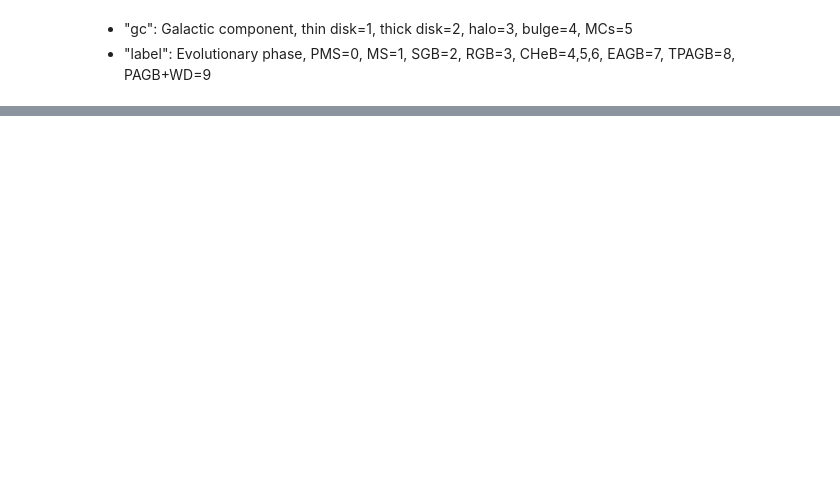
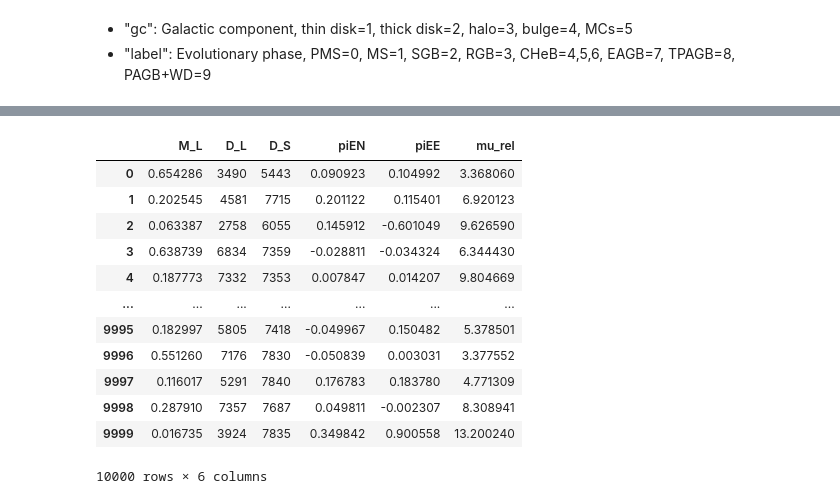
Before and after one commit to nowokaren/ulens_lsst, a Jupyter notebook: docs/tutorials/tutorial_LSST_microlensing_sim.ipynb, the cells around one changed output, grey strips where cells are left out. Saved outputs shown, nothing was run; the diff lists cells and outputs as text; code cells hidden in the pictures; blank space fills up the shorter version.

```diff
--- a/docs/tutorials/tutorial_LSST_microlensing_sim.ipynb
+++ b/docs/tutorials/tutorial_LSST_microlensing_sim.ipynb
@@ -298,0 +353,20 @@ Name: count, dtype: int64
+# %%
+cols = ["D_L", "D_S", "mu_rel"]  # minimal
+cols = ["D_L", "D_S", "mu_rel", "piEE", "piEN", "M_L"]  # for this example
+ulens_systems = pd.read_csv(genulens_file_path, usecols=cols)
+# %%
+ulens_systems
+# %% [output]
+|  | M_L | D_L | D_S | piEN | piEE | mu_rel |
+| 0 | 0.654286 | 3490 | 5443 | 0.090923 | 0.104992 | 3.368060 |
+| 1 | 0.202545 | 4581 | 7715 | 0.201122 | 0.115401 | 6.920123 |
+| 2 | 0.063387 | 2758 | 6055 | 0.145912 | -0.601049 | 9.626590 |
+| 3 | 0.638739 | 6834 | 7359 | -0.028811 | -0.034324 | 6.344430 |
+| 4 | 0.187773 | 7332 | 7353 | 0.007847 | 0.014207 | 9.804669 |
+| ... | ... | ... | ... | ... | ... | ... |
+| 9995 | 0.182997 | 5805 | 7418 | -0.049967 | 0.150482 | 5.378501 |
+| 9996 | 0.551260 | 7176 | 7830 | -0.050839 | 0.003031 | 3.377552 |
+| 9997 | 0.116017 | 5291 | 7840 | 0.176783 | 0.183780 | 4.771309 |
+| 9998 | 0.287910 | 7357 | 7687 | 0.049811 | -0.002307 | 8.308941 |
+| 9999 | 0.016735 | 3924 | 7835 | 0.349842 | 0.900558 | 13.200240 |
+10000 rows × 6 columns
```
Also changed, not shown: parts of 48 cells of this notebook, 1 other file.
